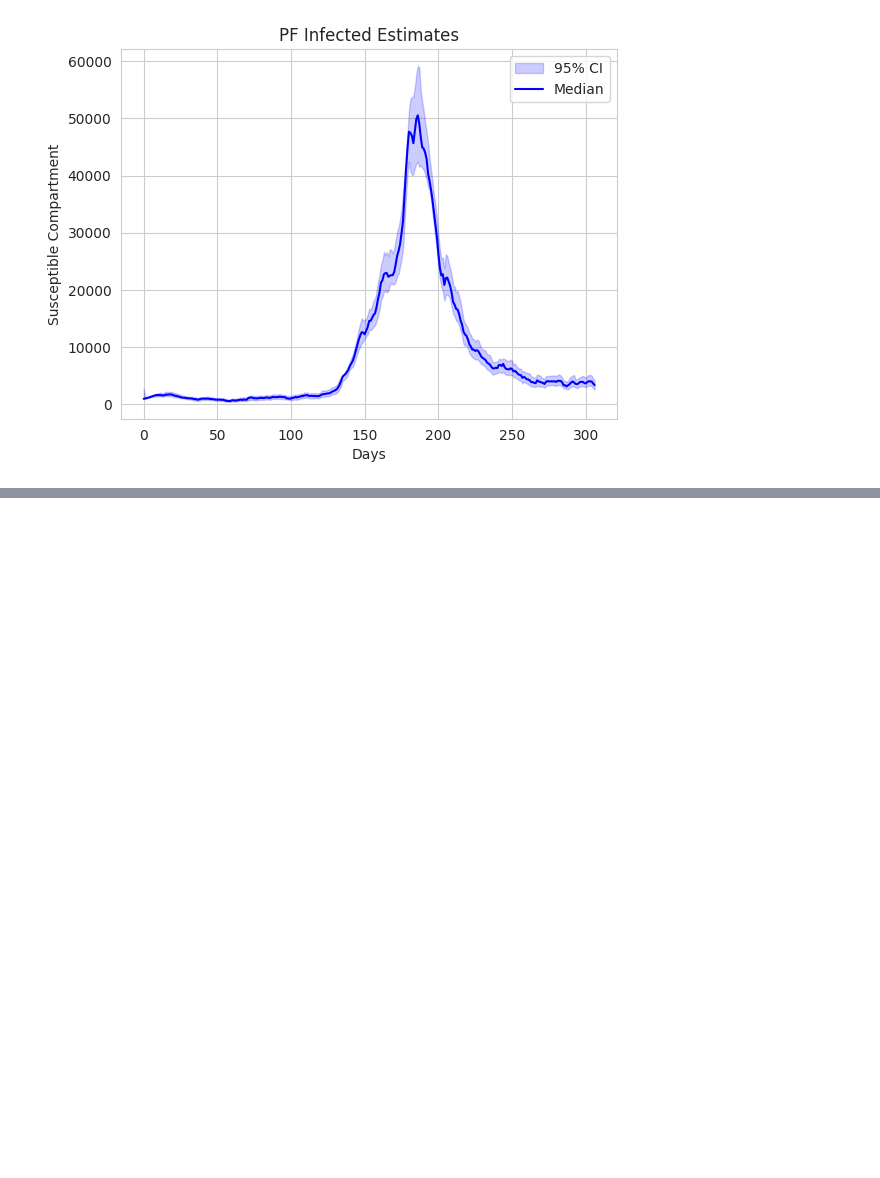
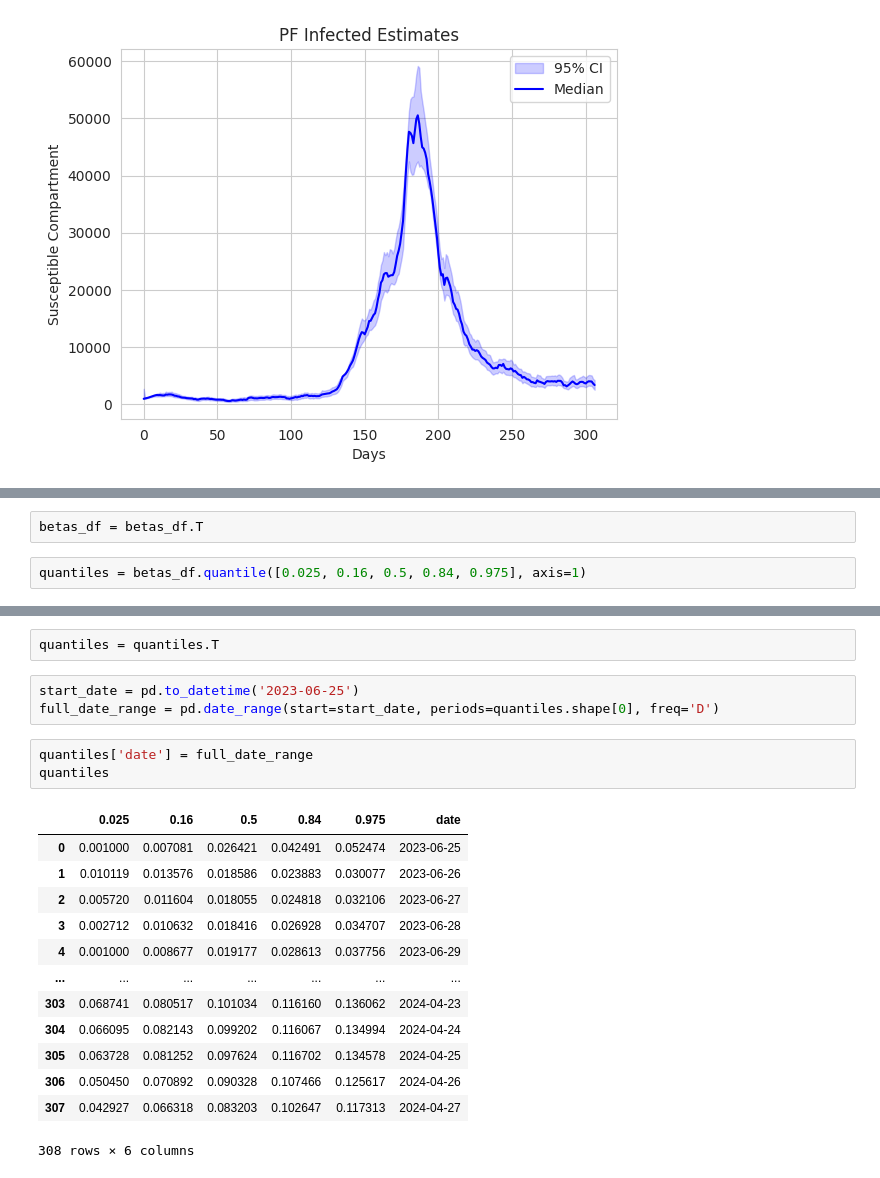
Before and after one commit to atiumcache/pmcmc_forecast, a Jupyter notebook: notebooks/scratch.ipynb, the cells around one changed output, grey strips where cells are left out. Cells and saved outputs as stored; diff of their text form; blank space fills up the shorter version.

```diff
--- a/notebooks/scratch.ipynb
+++ b/notebooks/scratch.ipynb
@@ -323,0 +352,4 @@ plt.show()
+# %%
+betas_df = betas_df.T
+# %%
+quantiles = betas_df.quantile([0.025, 0.16, 0.5, 0.84, 0.975], axis=1)
@@ -323,0 +366,22 @@ plt.show()
+# %%
+quantiles = quantiles.T
+# %%
+start_date = pd.to_datetime('2023-06-25')
+full_date_range = pd.date_range(start=start_date, periods=quantiles.shape[0], freq='D')
+# %%
+quantiles['date'] = full_date_range
+quantiles
+# %% [output]
+|  | 0.025 | 0.16 | 0.5 | 0.84 | 0.975 | date |
+| 0 | 0.001000 | 0.007081 | 0.026421 | 0.042491 | 0.052474 | 2023-06-25 |
+| 1 | 0.010119 | 0.013576 | 0.018586 | 0.023883 | 0.030077 | 2023-06-26 |
+| 2 | 0.005720 | 0.011604 | 0.018055 | 0.024818 | 0.032106 | 2023-06-27 |
+| 3 | 0.002712 | 0.010632 | 0.018416 | 0.026928 | 0.034707 | 2023-06-28 |
+| 4 | 0.001000 | 0.008677 | 0.019177 | 0.028613 | 0.037756 | 2023-06-29 |
+| ... | ... | ... | ... | ... | ... | ... |
+| 303 | 0.068741 | 0.080517 | 0.101034 | 0.116160 | 0.136062 | 2024-04-23 |
+| 304 | 0.066095 | 0.082143 | 0.099202 | 0.116067 | 0.134994 | 2024-04-24 |
+| 305 | 0.063728 | 0.081252 | 0.097624 | 0.116702 | 0.134578 | 2024-04-25 |
+| 306 | 0.050450 | 0.070892 | 0.090328 | 0.107466 | 0.125617 | 2024-04-26 |
+| 307 | 0.042927 | 0.066318 | 0.083203 | 0.102647 | 0.117313 | 2024-04-27 |
+308 rows × 6 columns
```
Also changed, not shown: parts of 4 cells of this notebook, 7 other files.
